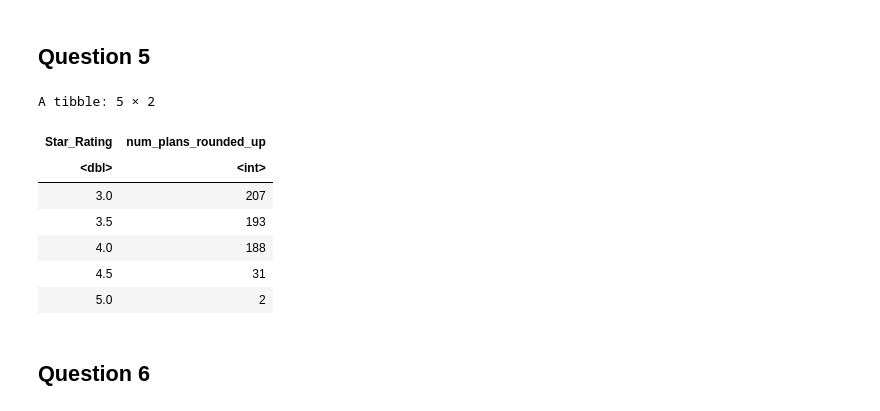
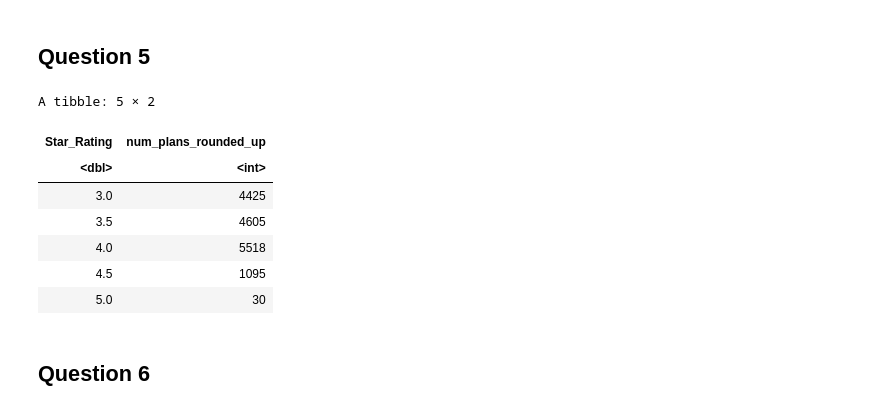
Before and after one commit to claireh481/hwk3, a Jupyter notebook: 3.1/3.1analysis.ipynb, the cells around one changed output. Saved outputs shown, nothing was run; the diff lists cells and outputs as text; code cells hidden in the pictures.

```diff
--- a/3.1/3.1analysis.ipynb
+++ b/3.1/3.1analysis.ipynb
@@ -217,47 +175,42 @@ Note:                                  *p<0.1; **p<0.05; ***p<0.01
 
 data.2010 <- read.csv("../data/output/data-2010.csv")
 
-# 1) One row per plan (drop county duplicates FIRST)
+# 1) One row per plan
 data_cleaned <- data.2010 %>%
-  distinct(contractid, planid, .keep_all = TRUE) %>%
-  ungroup() %>%
-  # 2) Calculate the running variable (raw score)
+ #  distinct(contractid, planid, .keep_all = TRUE) %>%
+ #  ungroup() %>%
+  # 2) Calculate the running variable
   mutate(
     raw_score = rowMeans(
       as.matrix(select(., breastcancer_screen:ttyt_available)),
       na.rm = TRUE
     ),
-    # implied star from raw score: nearest 0.5, with .25 cutoffs (half-up)
     star_from_raw = floor(raw_score * 2 + 0.5) / 2,
-    # "rounded up" = star_from_raw is ABOVE the lower half-step
-    # (i.e., raw_score is in [s-0.25, s), so it gets bumped to s)
     rounded_up = (star_from_raw > floor(raw_score * 2) / 2)
   )
 
-# 3) Table: number of plans rounded up INTO each rating
 rounded_up_table <- data_cleaned %>%
   filter(star_from_raw %in% c(3, 3.5, 4, 4.5, 5)) %>%
   group_by(star_from_raw) %>%
   summarize(
     num_plans_rounded_up = sum(rounded_up, na.rm = TRUE),
     .groups = "drop"
   ) %>%
-  # ensure all five rows show up even if some are 0
   complete(star_from_raw = c(3, 3.5, 4, 4.5, 5),
            fill = list(num_plans_rounded_up = 0)) %>%
   arrange(star_from_raw) %>%
   rename(Star_Rating = star_from_raw)
 
 rounded_up_table
 # %% [output]
 A tibble: 5 × 2
 | Star_Rating | num_plans_rounded_up |
 | <dbl> | <int> |
-| 3.0 | 207 |
-| 3.5 | 193 |
-| 4.0 | 188 |
-| 4.5 | 31 |
-| 5.0 | 2 |
+| 3.0 | 4425 |
+| 3.5 | 4605 |
+| 4.0 | 5518 |
+| 4.5 | 1095 |
+| 5.0 | 30 |
 # %% [markdown]
 ## Question 6
 # %%
```
Also changed, not shown: parts of 10 cells of this notebook, 1 other file.
